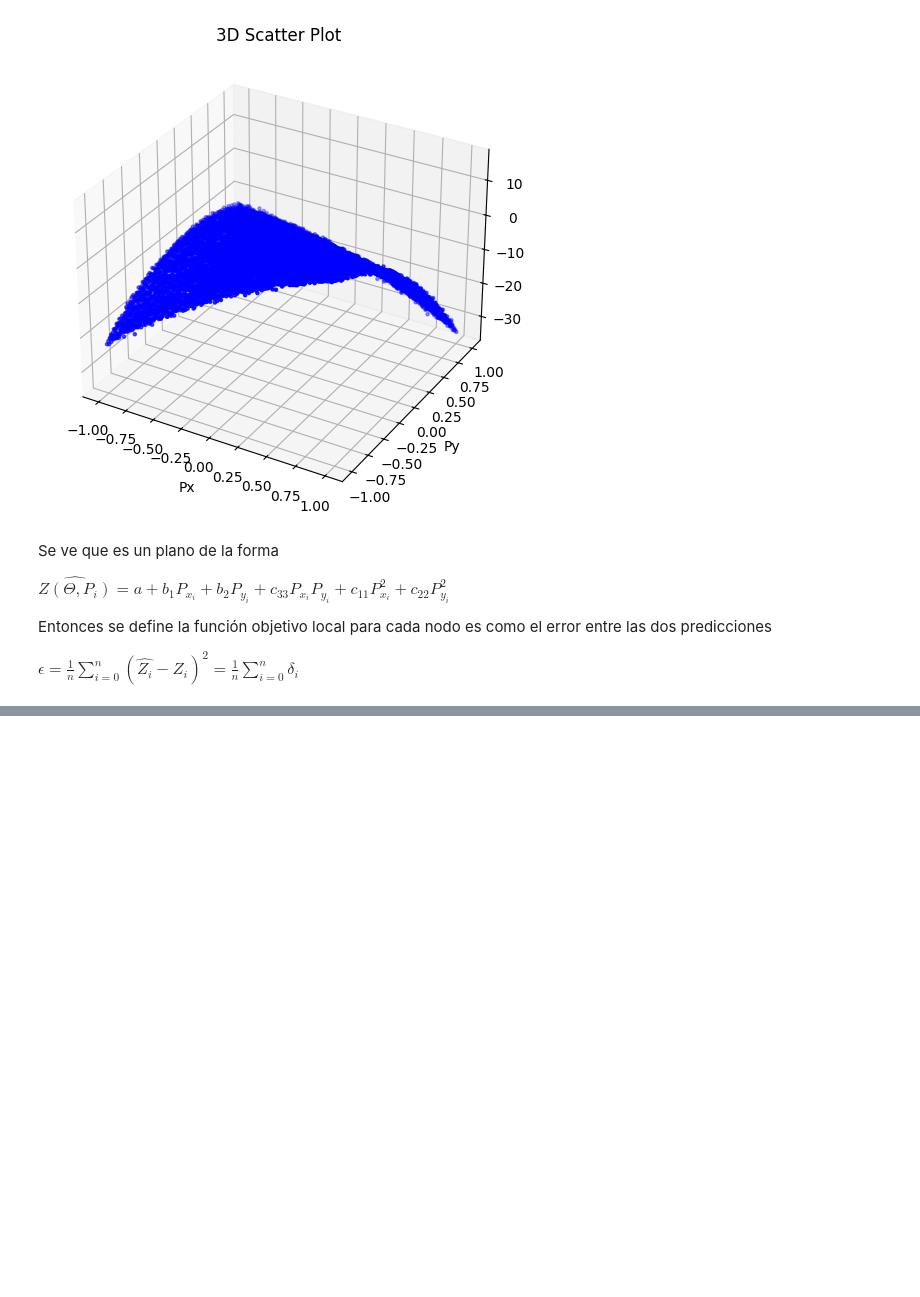
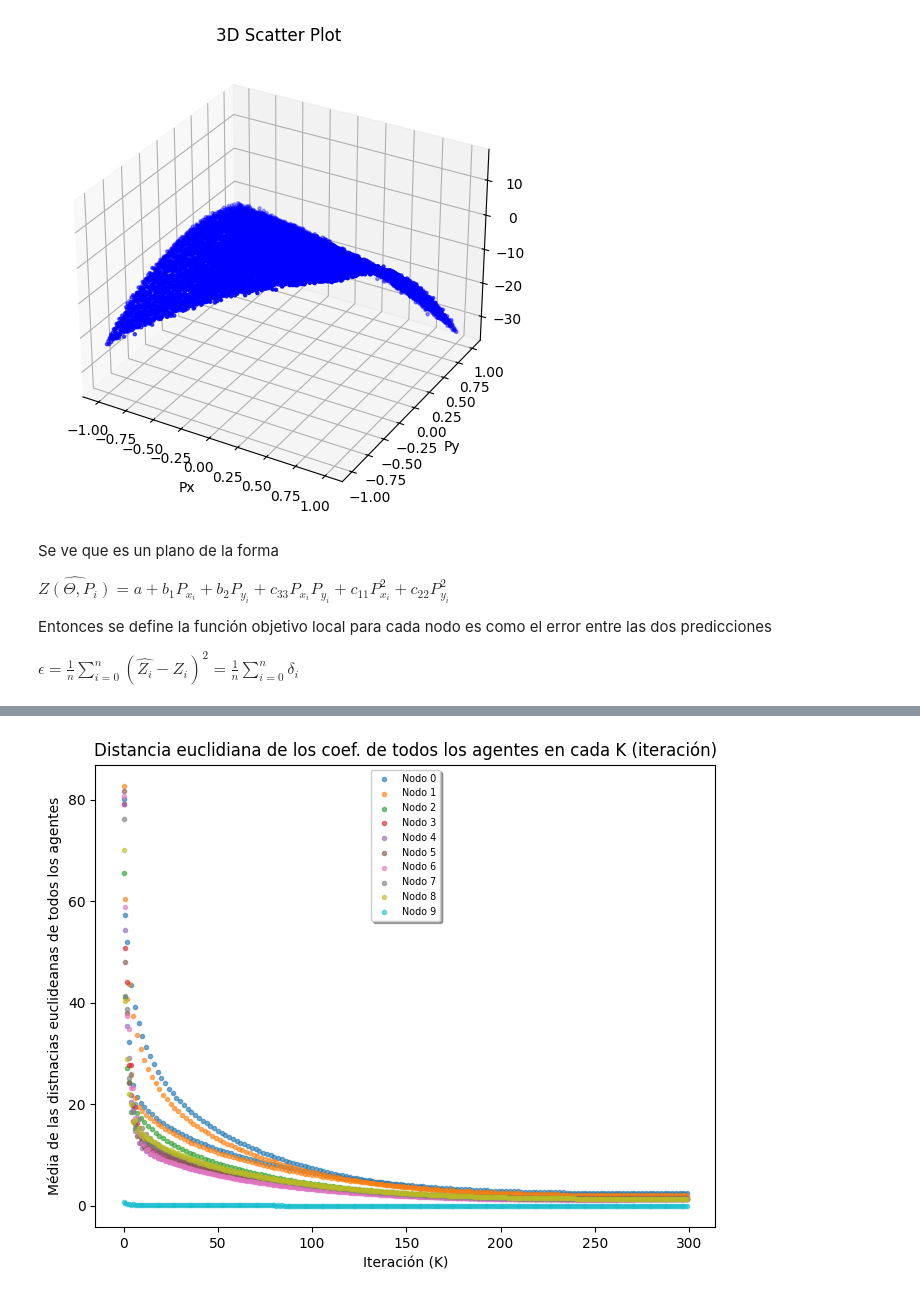
Before and after one commit to pablocs1288/dynamic_optimization, a Jupyter notebook: linear_regression_distributed_optimization/descentralized_extra_alrgorithm.ipynb, the cells around one changed output, grey strips where cells are left out. Drawn from its saved outputs; the diff is of its cells as text; code cells hidden in the pictures; blank space fills up the shorter version.

```diff
--- a/linear_regression_distributed_optimization/descentralized_extra_alrgorithm.ipynb
+++ b/linear_regression_distributed_optimization/descentralized_extra_alrgorithm.ipynb
@@ -258,0 +230,65 @@ eig = np.linalg.eig(W_tilt)[0]
+# %%
+# x_nodos es la lista que contiene todos los coeficientes de los agentes en cada K,
+# por lo tanto usamos esos coeficientes para el caluclo total de las distancias euclideanas
+node_l2_norm = {}
+for k, nodes in x_nodos.items():
+    node_l2_norm[k] = {}
+    for i, coef_i in nodes.items():
+        node_l2_norm[k][i] = 0.0
+        for j, coef_j in nodes.items():
+            node_l2_norm[k][i] += np.linalg.norm(np.array(coef_i) - np.array(coef_j))
+    i_por_j = len(nodes.keys()) ** 2
+    node_l2_norm[k][i] = node_l2_norm[k][i]/i_por_j
+
+
+# Código de la gráfica
+fig = plt.figure(figsize=(8, 6))
+ax = fig.add_subplot()
+x = list(range(len(node_l2_norm.values())))
+
+"""
+y_0 = []
+for k,node in  node_l2_norm.items():
+    y_0.append(node[0])
+
+# o en una sola linea de código (abajo!)
+"""
+y_0 = [node[0] for k, node in node_l2_norm.items()]
+ax.scatter(x, y_0, marker='.', alpha = 0.6, label = 'Nodo 0')  # 'c' sets the color, 'marker' sets the marker style
+
+y_1 = [node[1] for k, node in node_l2_norm.items()]
+ax.scatter(x, y_1, marker='.', alpha = 0.6, label = 'Nodo 1')  # 'c' sets the color, 'marker' sets the marker style
+
+y_2 = [node[2] for k, node in node_l2_norm.items()]
+ax.scatter(x, y_2, marker='.', alpha = 0.6, label = 'Nodo 2')  # 'c' sets the color, 'marker' sets the marker style
+
+y_3 = [node[3] for k, node in node_l2_norm.items()]
+ax.scatter(x, y_3, marker='.', alpha = 0.6, label = 'Nodo 3')  # 'c' sets the color, 'marker' sets the marker style
+
+y_4 = [node[4] for k, node in node_l2_norm.items()]
+ax.scatter(x, y_4, marker='.', alpha = 0.6, label = 'Nodo 4')  # 'c' sets the color, 'marker' sets the marker style
+
+y_5 = [node[5] for k, node in node_l2_norm.items()]
+ax.scatter(x, y_5, marker='.', alpha = 0.6, label = 'Nodo 5')  # 'c' sets the color, 'marker' sets the marker style
+
+y_6 = [node[6] for k, node in node_l2_norm.items()]
+ax.scatter(x, y_6, marker='.', alpha = 0.6, label = 'Nodo 6')  # 'c' sets the color, 'marker' sets the marker style
+
+y_7 = [node[7] for k, node in node_l2_norm.items()]
+ax.scatter(x, y_7, marker='.', alpha = 0.6, label = 'Nodo 7')  # 'c' sets the color, 'marker' sets the marker style
+
+y_8 = [node[8] for k, node in node_l2_norm.items()]
+ax.scatter(x, y_8, marker='.', alpha = 0.6, label = 'Nodo 8')  # 'c' sets the color, 'marker' sets the marker style
+
+y_9 = [node[9] for k, node in node_l2_norm.items()]
+ax.scatter(x, y_9, marker='.', alpha = 0.6, label = 'Nodo 9')  # 'c' sets the color, 'marker' sets the marker style
+
+# Set labels for the axes
+ax.set_xlabel('Iteración (K)')
+ax.set_ylabel('Média de las distnacias euclideanas de todos los agentes')
+ax.legend(loc='upper center', shadow=True, fontsize='x-small')
+# Set a title for the plot
+ax.set_title('Distancia euclidiana de los coef. de todos los agentes en cada K (iteración)')
+plt.show()
+# %% [output]
+[figure, added]
```
Also changed, not shown: parts of 14 cells of this notebook.
